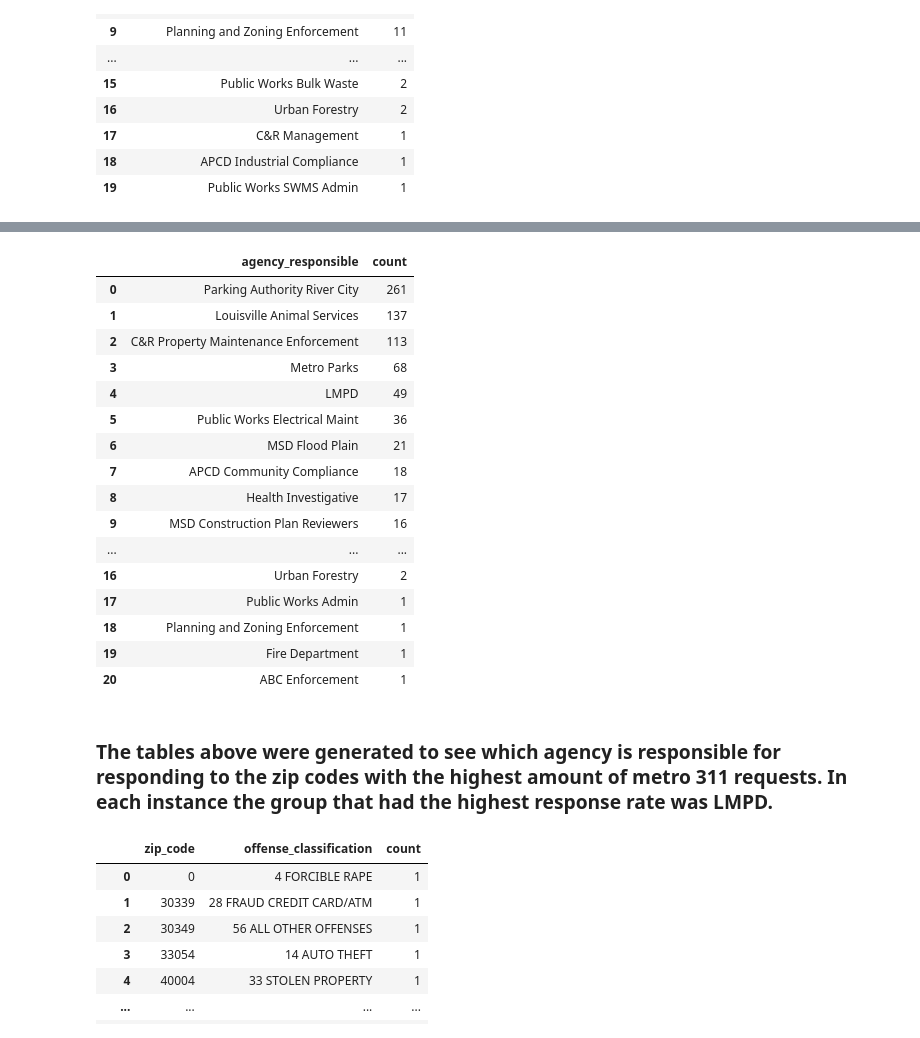
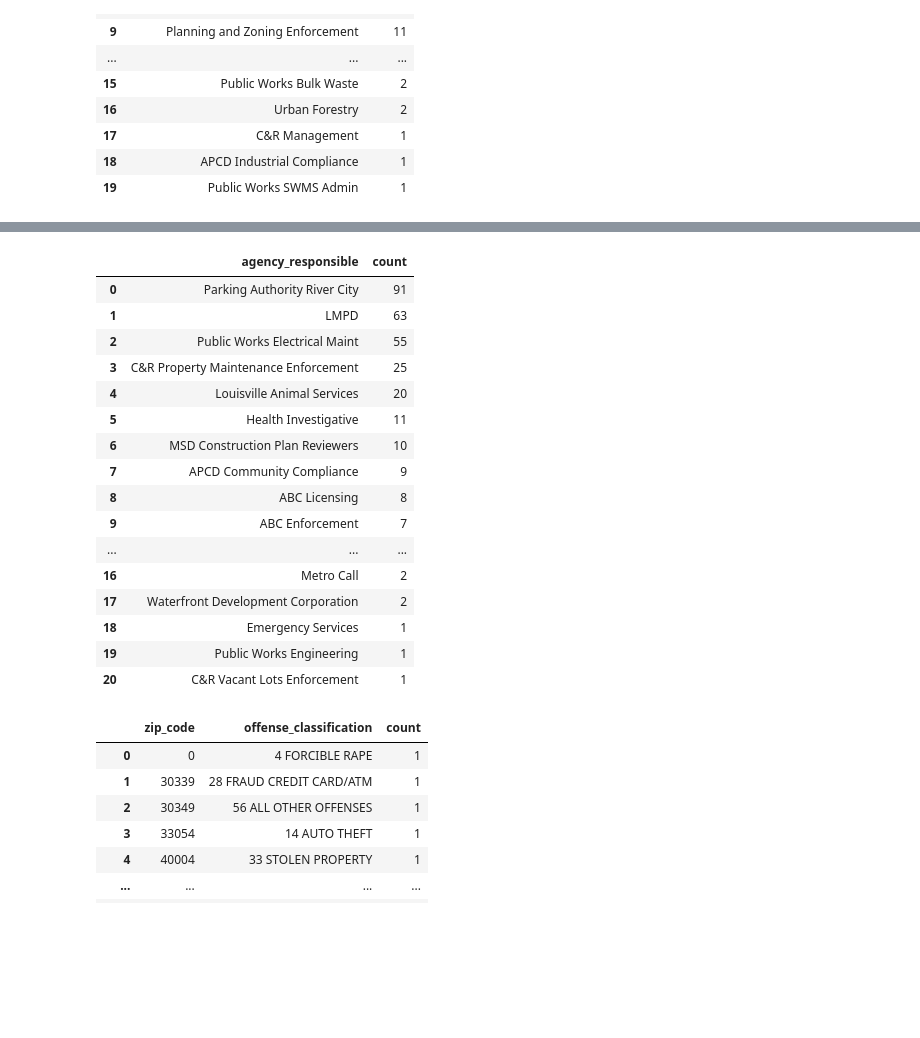
Before and after one commit to ZakM2000/Criminal_Analysis, a Jupyter notebook: Notebooks/LMPD_Crime_Analytics.ipynb, the cells around one changed output, grey strips where cells are left out. Drawn from its saved outputs; the diff is of its cells as text; code cells hidden in the pictures; blank space fills up the shorter version.

```diff
--- a/Notebooks/LMPD_Crime_Analytics.ipynb
+++ b/Notebooks/LMPD_Crime_Analytics.ipynb
@@ -1572,31 +1606,29 @@ Agency_Count_40219
 # %%
-Agency_Count_40208 = (
-    LMPD_311_Analytics[LMPD_311_Analytics["zip_code"] == "40208"]
+Agency_Count_40202 = (
+    LMPD_311_Analytics[LMPD_311_Analytics["zip_code"] == "40202"]
     .groupby("agency_responsible")
     .size()
     .sort_values(ascending=False)
     .reset_index(name="count")
 )
 
-Agency_Count_40208
+Agency_Count_40202
 # %% [output]
 |  | agency_responsible | count |
-| 0 | Parking Authority River City | 261 |
-| 1 | Louisville Animal Services | 137 |
-| 2 | C&R Property Maintenance Enforcement | 113 |
-| 3 | Metro Parks | 68 |
-| 4 | LMPD | 49 |
-| 5 | Public Works Electrical Maint | 36 |
-| 6 | MSD Flood Plain | 21 |
-| 7 | APCD Community Compliance | 18 |
-| 8 | Health Investigative | 17 |
-| 9 | MSD Construction Plan Reviewers | 16 |
+| 0 | Parking Authority River City | 91 |
+| 1 | LMPD | 63 |
+| 2 | Public Works Electrical Maint | 55 |
+| 3 | C&R Property Maintenance Enforcement | 25 |
+| 4 | Louisville Animal Services | 20 |
+| 5 | Health Investigative | 11 |
+| 6 | MSD Construction Plan Reviewers | 10 |
+| 7 | APCD Community Compliance | 9 |
+| 8 | ABC Licensing | 8 |
+| 9 | ABC Enforcement | 7 |
 | ... | ... | ... |
-| 16 | Urban Forestry | 2 |
-| 17 | Public Works Admin | 1 |
-| 18 | Planning and Zoning Enforcement | 1 |
-| 19 | Fire Department | 1 |
-| 20 | ABC Enforcement | 1 |
+| 16 | Metro Call | 2 |
+| 17 | Waterfront Development Corporation | 2 |
+| 18 | Emergency Services | 1 |
+| 19 | Public Works Engineering | 1 |
+| 20 | C&R Vacant Lots Enforcement | 1 |
-# %% [markdown]
-### The tables above were generated to see which agency is responsible for responding to the zip codes with the highest amount of metro 311 requests. In each instance the group that had the highest response rate was LMPD. ###
 # %%
```
Also changed, not shown: parts of 38 cells of this notebook, 3 other files.
